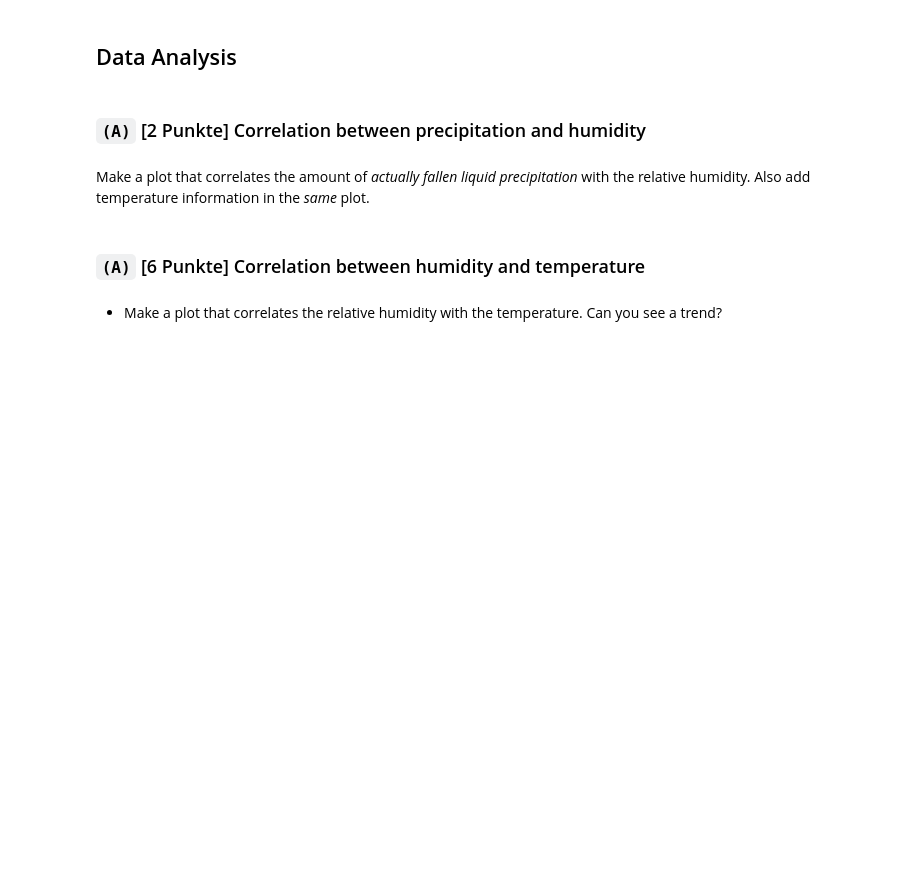
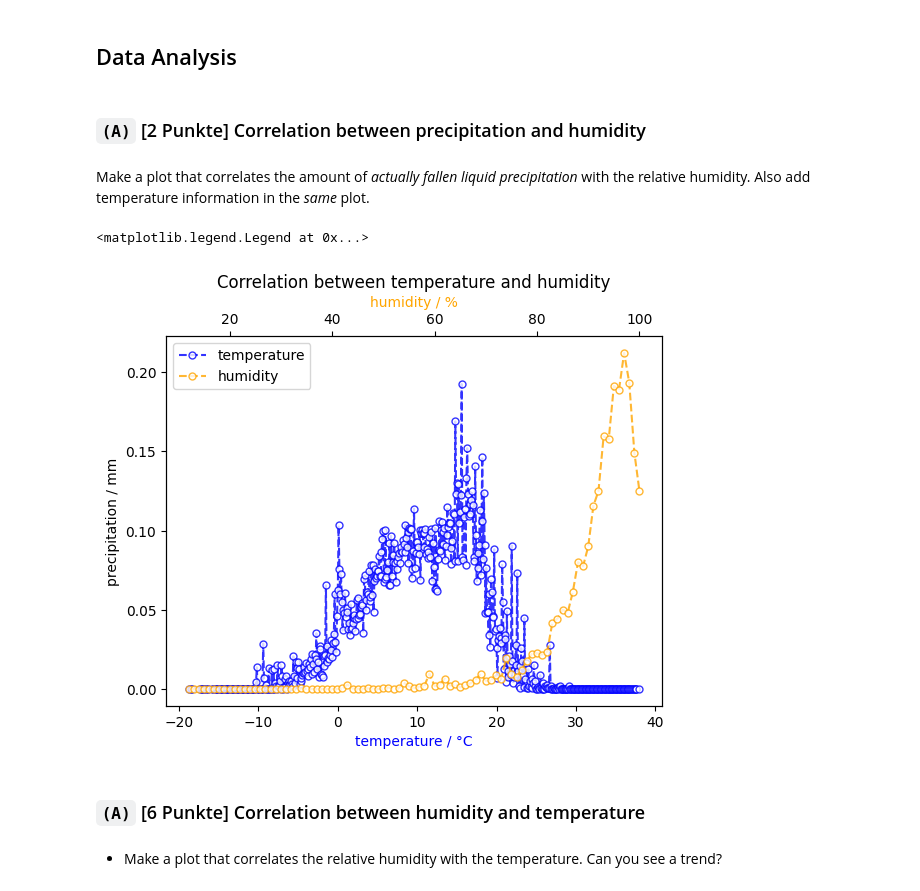
Before and after one commit to TimJoest/Datascience_2, a Jupyter notebook: MNM/Hausaufgaben/6_data_analysis/Climate_Change.ipynb, the cells around one changed output. Saved outputs shown, nothing was run; the diff lists cells and outputs as text; code cells hidden in the pictures; blank space fills up the shorter version.

```diff
--- a/MNM/Hausaufgaben/6_data_analysis/Climate_Change.ipynb
+++ b/MNM/Hausaufgaben/6_data_analysis/Climate_Change.ipynb
@@ -69,4 +69,5 @@ The downloaded datasets include specific *metadata files*. These contain the uni
 # %% [markdown]
 Import the temperature and humidity data into a DataFrame `df_th`, and the precipitation data into a DataFrame `df_p`. Consider which columns you want to keep.
 # %%
-...
+df_th = pd.read_csv(TMP_DIRECTORY / "temperature_and_humidity" / "produkt_tu_stunde_19500101_20221231_01639.txt", sep=";", na_values=-999, encoding="latin1", usecols=["MESS_DATUM", "TT_TU", "RF_TU"])
+df_th
@@ -107,6 +185,7 @@ The new DataFrame (you might call it `df_weather`) shall also have the datetimes
 * The time interval of available measurements in the *merged* DataFrame is determined by the DataFrame with the smaller interval.
 * Try to use the new DataFrame in the following tasks. If you do not succeed in merging the two DataFrames it is also fine to use the individual DataFrames to solve the tasks.
 # %%
-df_weather = (
-...
+df_weather = (df_th
+              .merge(df_p, on='datetime', how='inner',)
 )
+df_weather
@@ -139,7 +256,50 @@ Search for hints in the data that support this observation. Generate two plots t
 # %% [markdown]
 Make a plot that correlates the amount of *actually fallen liquid precipitation* with the relative humidity. Also add temperature information in the *same* plot.
 # %%
-...
+
+temp = df_weather.groupby('temperature').precipitation.mean()
+hum = df_weather.groupby('humidity').precipitation.mean()
+
+
+# Create a figure and an axis
+fig, ax1 = plt.subplots()
+
+# Plot the first set of data on the first axis
+ax1.plot(
+        temp,
+        label='temperature',
+        color='blue',
+        linestyle='--',
+        alpha=0.8,
+        marker = 'o',
+        markersize = 5,
+        markerfacecolor = 'white'
+        )
+ax1.set_xlabel('temperature / °C', color='blue')
+ax1.set_ylabel('precipitation / mm')
+
+# Create a second axis that shares the same y-axis
+ax2 = ax1.twiny()
+
+# Plot the second set of data on the second axis
+ax2.plot(
+        hum,
+        label='humidity',
+        color='orange',
+        linestyle='--',
+        alpha=0.8,
+        marker = 'o',
+        markersize = 5,
+        markerfacecolor = 'white'
+        )
+ax2.set_xlabel('humidity / %', color='orange')
+
+ax1.set_title('Correlation between temperature and humidity')
+
+fig.legend(loc="upper left", bbox_to_anchor=(0,1), bbox_transform=ax1.transAxes)
+# %% [output]
+<matplotlib.legend.Legend at 0x...>
+[figure, added]
 # %% [markdown]
 ### `(A)` [6 Punkte] Correlation between humidity and temperature
 # %% [markdown]
```
Also changed, not shown: parts of 8 cells of this notebook, 29 other files.
